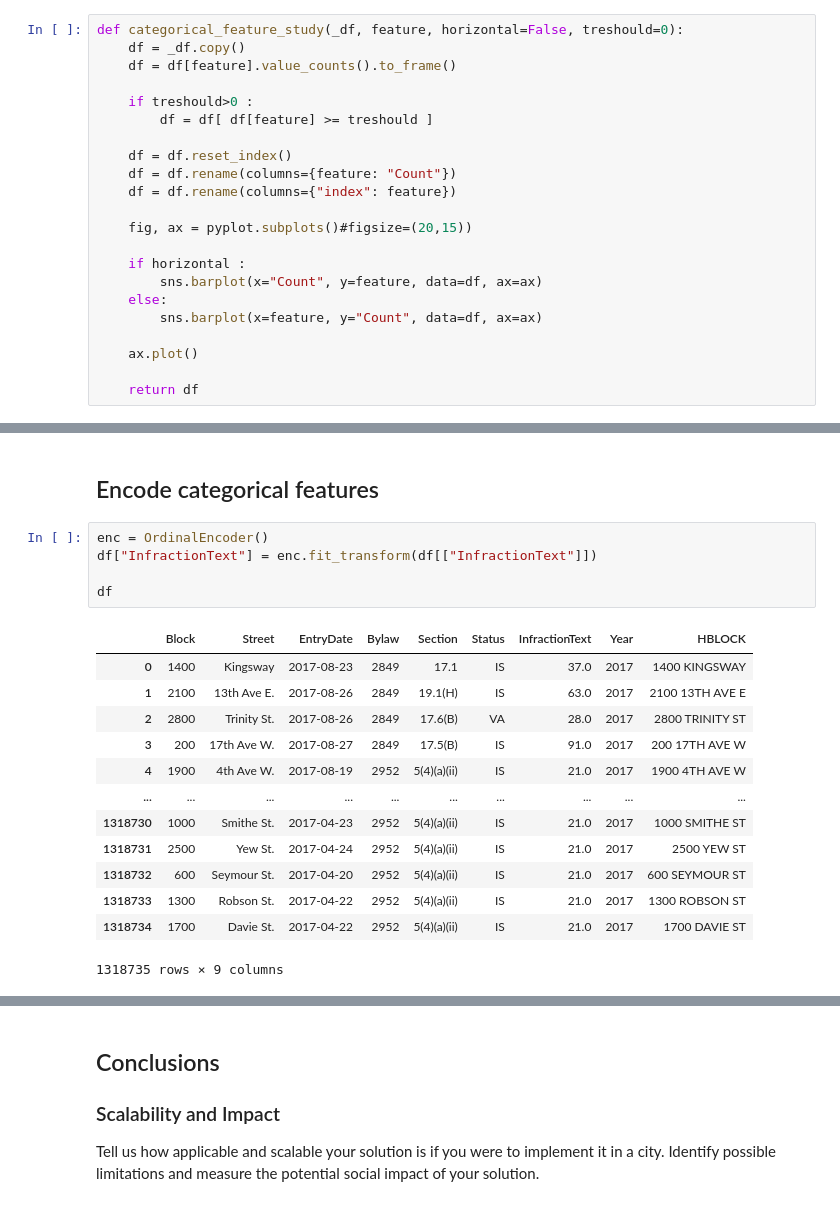
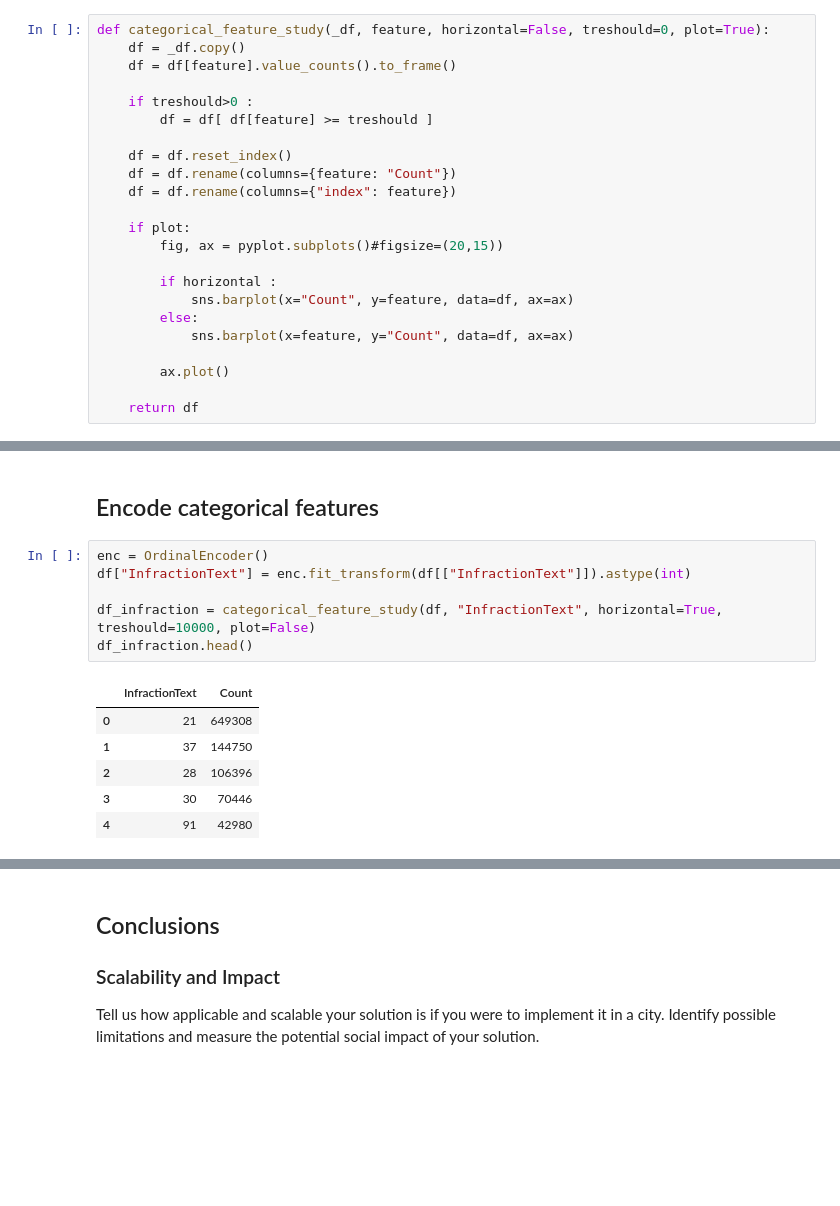
Before and after one commit to anafsa/ChildrenOfJupyter, a Jupyter notebook: Stage-2/Irregular Parking/Identification of patterns and prediction of irregular parking.ipynb, the cells around one changed output, grey strips where cells are left out. Drawn from its saved outputs; the diff is of its cells as text; blank space fills up the shorter version.

Commit message:
Number of infractions per day per type

```diff
--- a/Stage-2/Irregular Parking/Identification of patterns and prediction of irregular parking.ipynb
+++ b/Stage-2/Irregular Parking/Identification of patterns and prediction of irregular parking.ipynb
@@ -75,7 +75,7 @@ eda_to_df(df)
 # %% [markdown]
 ## Categorical features
 # %%
-def categorical_feature_study(_df, feature, horizontal=False, treshould=0):
+def categorical_feature_study(_df, feature, horizontal=False, treshould=0, plot=True):
     df = _df.copy()
     df = df[feature].value_counts().to_frame()
 
@@ -86,14 +86,15 @@ def categorical_feature_study(_df, feature, horizontal=False, treshould=0):
     df = df.rename(columns={feature: "Count"})
     df = df.rename(columns={"index": feature})
 
-    fig, ax = pyplot.subplots()#figsize=(20,15))
+    if plot:
+        fig, ax = pyplot.subplots()#figsize=(20,15))
 
-    if horizontal :
-        sns.barplot(x="Count", y=feature, data=df, ax=ax)
-    else:
-        sns.barplot(x=feature, y="Count", data=df, ax=ax)
+        if horizontal :
+            sns.barplot(x="Count", y=feature, data=df, ax=ax)
+        else:
+            sns.barplot(x=feature, y="Count", data=df, ax=ax)
 
-    ax.plot()
+        ax.plot()
 
     return df
 # %%
@@ -138,20 +139,14 @@ categorical_feature_study(df, "HBLOCK", horizontal=True, treshould=5000).head()
 ## Encode categorical features
 # %%
 enc = OrdinalEncoder()
-df["InfractionText"] = enc.fit_transform(df[["InfractionText"]])
+df["InfractionText"] = enc.fit_transform(df[["InfractionText"]]).astype(int)
 
-df
+df_infraction = categorical_feature_study(df, "InfractionText", horizontal=True, treshould=10000, plot=False)
+df_infraction.head()
 # %% [output]
-|  | Block | Street | EntryDate | Bylaw | Section | Status | InfractionText | Year | HBLOCK |
-| 0 | 1400 | Kingsway | 2017-08-23 | 2849 | 17.1 | IS | 37.0 | 2017 | 1400 KINGSWAY |
-| 1 | 2100 | 13th Ave E. | 2017-08-26 | 2849 | 19.1(H) | IS | 63.0 | 2017 | 2100 13TH AVE E |
-| 2 | 2800 | Trinity St. | 2017-08-26 | 2849 | 17.6(B) | VA | 28.0 | 2017 | 2800 TRINITY ST |
-| 3 | 200 | 17th Ave W. | 2017-08-27 | 2849 | 17.5(B) | IS | 91.0 | 2017 | 200 17TH AVE W |
-| 4 | 1900 | 4th Ave W. | 2017-08-19 | 2952 | 5(4)(a)(ii) | IS | 21.0 | 2017 | 1900 4TH AVE W |
-| ... | ... | ... | ... | ... | ... | ... | ... | ... | ... |
-| 1318730 | 1000 | Smithe St. | 2017-04-23 | 2952 | 5(4)(a)(ii) | IS | 21.0 | 2017 | 1000 SMITHE ST |
-| 1318731 | 2500 | Yew St. | 2017-04-24 | 2952 | 5(4)(a)(ii) | IS | 21.0 | 2017 | 2500 YEW ST |
-| 1318732 | 600 | Seymour St. | 2017-04-20 | 2952 | 5(4)(a)(ii) | IS | 21.0 | 2017 | 600 SEYMOUR ST |
-| 1318733 | 1300 | Robson St. | 2017-04-22 | 2952 | 5(4)(a)(ii) | IS | 21.0 | 2017 | 1300 ROBSON ST |
-| 1318734 | 1700 | Davie St. | 2017-04-22 | 2952 | 5(4)(a)(ii) | IS | 21.0 | 2017 | 1700 DAVIE ST |
+|  | InfractionText | Count |
+| 0 | 21 | 649308 |
+| 1 | 37 | 144750 |
+| 2 | 28 | 106396 |
+| 3 | 30 | 70446 |
+| 4 | 91 | 42980 |
-1318735 rows × 9 columns
```
Also changed, not shown: parts of 7 cells of this notebook.
